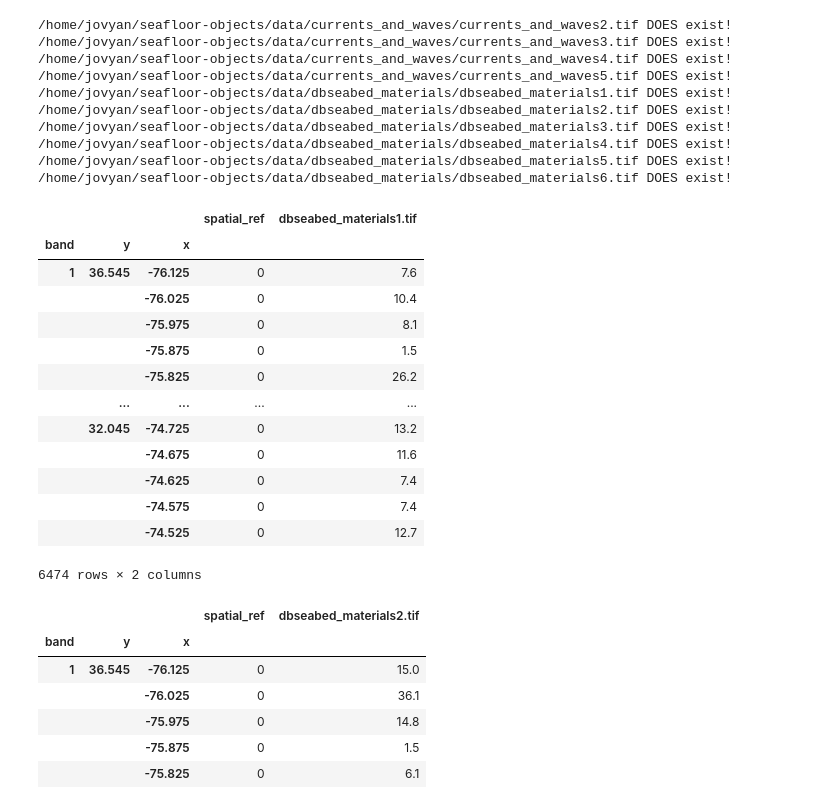
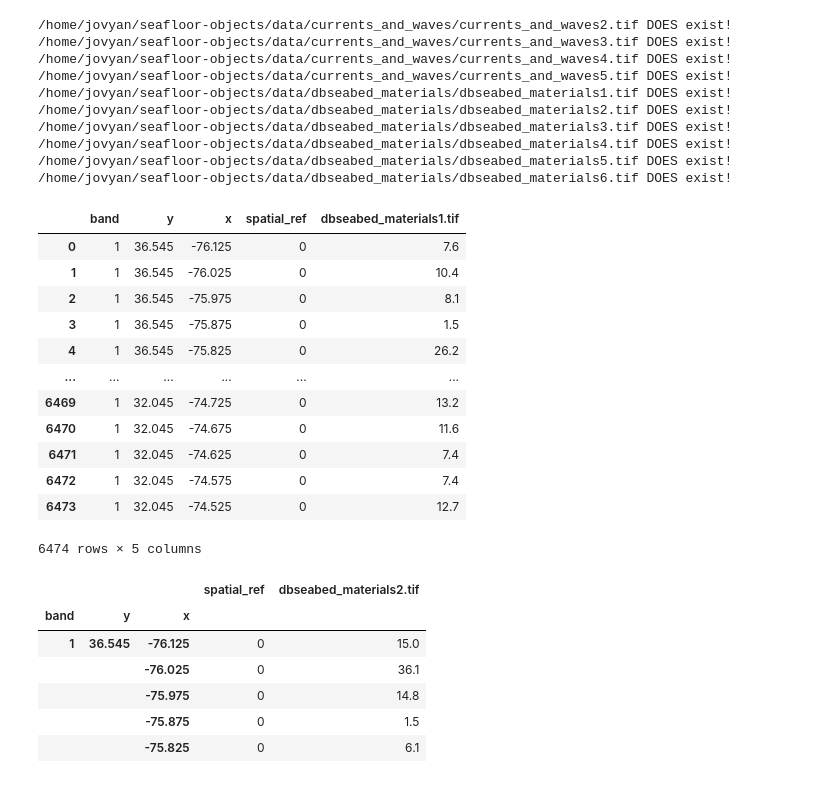
Before and after one commit to allisonw5/seafloor-objects, a Jupyter notebook: ea-capstone-2023.ipynb, the cells around one changed output. Drawn from its saved outputs; the diff is of its cells as text; code cells hidden in the pictures.

```diff
--- a/ea-capstone-2023.ipynb
+++ b/ea-capstone-2023.ipynb
@@ -474,22 +503,21 @@ cw_4 = open_to_rasterio(cw_path_4, masked=True)
 cw_5 = open_to_rasterio(cw_path_5, masked=True)
 # %%
 db_1_df = open_tif_to_df(db_1, "dbseabed_materials1.tif")
-db_1_df
+db_1_df.reset_index()
 # %% [output]
-|  |  |  | spatial_ref | dbseabed_materials1.tif |
-| band | y | x |  |  |
-| 1 | 36.545 | -76.125 | 0 | 7.6 |
-|  |  | -76.025 | 0 | 10.4 |
-|  |  | -75.975 | 0 | 8.1 |
-|  |  | -75.875 | 0 | 1.5 |
-|  |  | -75.825 | 0 | 26.2 |
-|  | ... | ... | ... | ... |
-|  | 32.045 | -74.725 | 0 | 13.2 |
-|  |  | -74.675 | 0 | 11.6 |
-|  |  | -74.625 | 0 | 7.4 |
-|  |  | -74.575 | 0 | 7.4 |
-|  |  | -74.525 | 0 | 12.7 |
+|  | band | y | x | spatial_ref | dbseabed_materials1.tif |
+| 0 | 1 | 36.545 | -76.125 | 0 | 7.6 |
+| 1 | 1 | 36.545 | -76.025 | 0 | 10.4 |
+| 2 | 1 | 36.545 | -75.975 | 0 | 8.1 |
+| 3 | 1 | 36.545 | -75.875 | 0 | 1.5 |
+| 4 | 1 | 36.545 | -75.825 | 0 | 26.2 |
+| ... | ... | ... | ... | ... | ... |
+| 6469 | 1 | 32.045 | -74.725 | 0 | 13.2 |
+| 6470 | 1 | 32.045 | -74.675 | 0 | 11.6 |
+| 6471 | 1 | 32.045 | -74.625 | 0 | 7.4 |
+| 6472 | 1 | 32.045 | -74.575 | 0 | 7.4 |
+| 6473 | 1 | 32.045 | -74.525 | 0 | 12.7 |
-6474 rows × 2 columns
+6474 rows × 5 columns
 # %%
 db_2_df = open_tif_to_df(db_2, "dbseabed_materials2.tif")
 db_2_df
```
Also changed, not shown: parts of 12 cells of this notebook, 1 other file.
